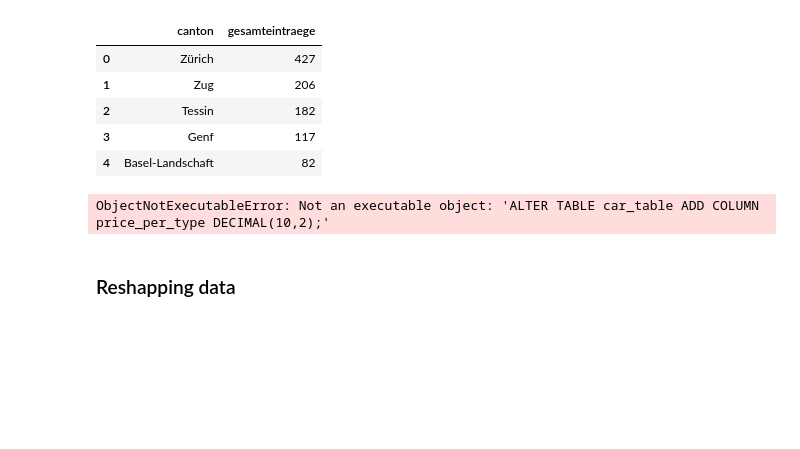
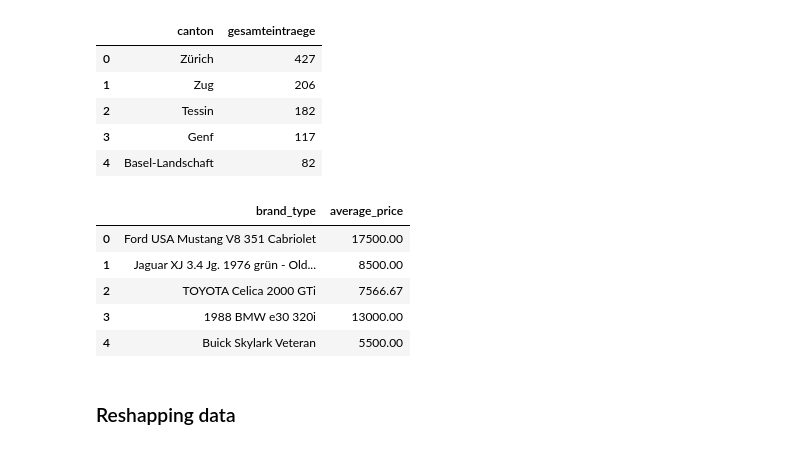
Before and after one commit to Sapdmsql/data_analytics_python_postgres, a Jupyter notebook: jupyter_postgres_db.ipynb, the cells around one changed output. Drawn from its saved outputs; the diff is of its cells as text; code cells hidden in the pictures; blank space fills up the shorter version.

```diff
--- a/jupyter_postgres_db.ipynb
+++ b/jupyter_postgres_db.ipynb
@@ -282,23 +318,20 @@ df_count.head()
 | 3 | Genf | 117 |
 | 4 | Basel-Landschaft | 82 |
 # %%
-df_avg_price = pd.read_sql_query('''SELECT brand_type, AVG(CAST(price AS DECIMAL)) AS average_price
+df_avg_price = pd.read_sql_query('''SELECT brand_type, ROUND(CAST(AVG(price) AS numeric), 2) AS average_price
                                 FROM car_table
                                 GROUP BY brand_type;
                                 ;''',
                                 con=engine)
 
-# SQL-Statement für das Hinzufügen einer neuen Spalte
-alter_table_sql = '''ALTER TABLE car_table ADD COLUMN price_per_type DECIMAL(10,2);'''
-
-# SQL-Statement für das Aktualisieren der neuen Spalte mit Durchschnittswerten
-update_table_sql = '''UPDATE car_table SET price_per_type = (SELECT AVG(price) FROM car_table AS t2 WHERE car_table.brand_type = t2.brand_type);'''
-
-# Führen Sie die SQL-Abfragen aus
-conn.execute(alter_table_sql)
-conn.execute(update_table_sql)
+df_avg_price.head()
 # %% [output]
-ObjectNotExecutableError: Not an executable object: 'ALTER TABLE car_table ADD COLUMN price_per_type DECIMAL(10,2);'
+|  | brand_type | average_price |
+| 0 | Ford USA Mustang V8 351 Cabriolet | 17500.00 |
+| 1 | Jaguar XJ 3.4 Jg. 1976 grün - Old... | 8500.00 |
+| 2 | TOYOTA Celica 2000 GTi | 7566.67 |
+| 3 | 1988 BMW e30 320i | 13000.00 |
+| 4 | Buick Skylark Veteran | 5500.00 |
 # %% [markdown]
 ### Reshapping data
 # %%
```
Also changed, not shown: parts of 8 cells of this notebook.
